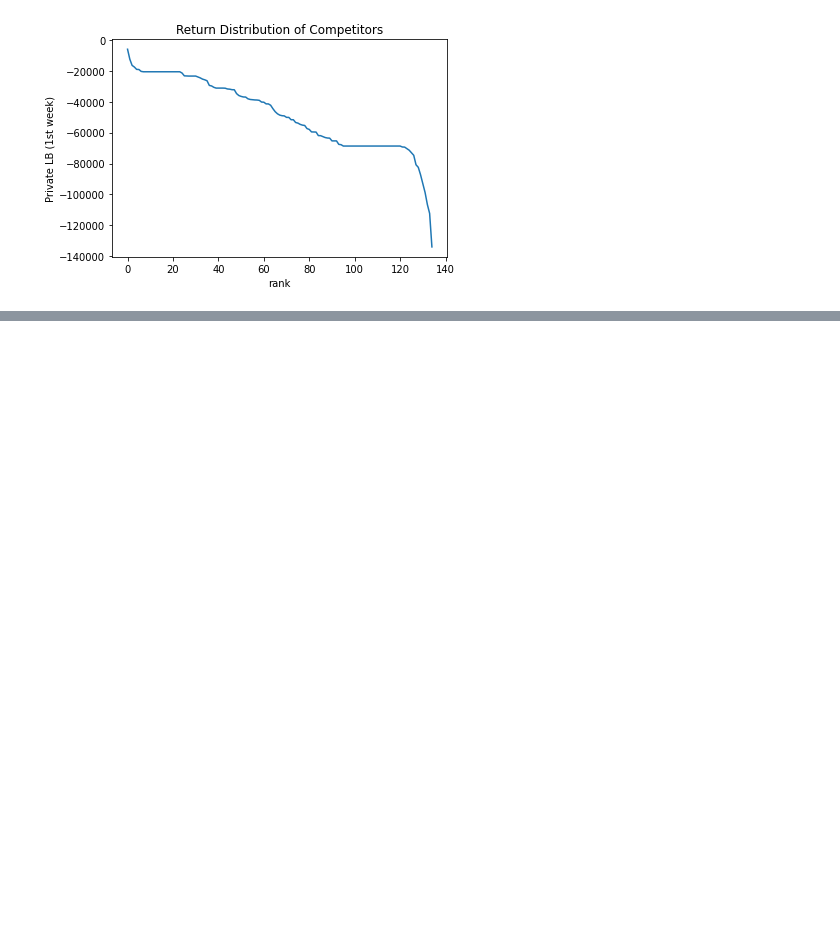
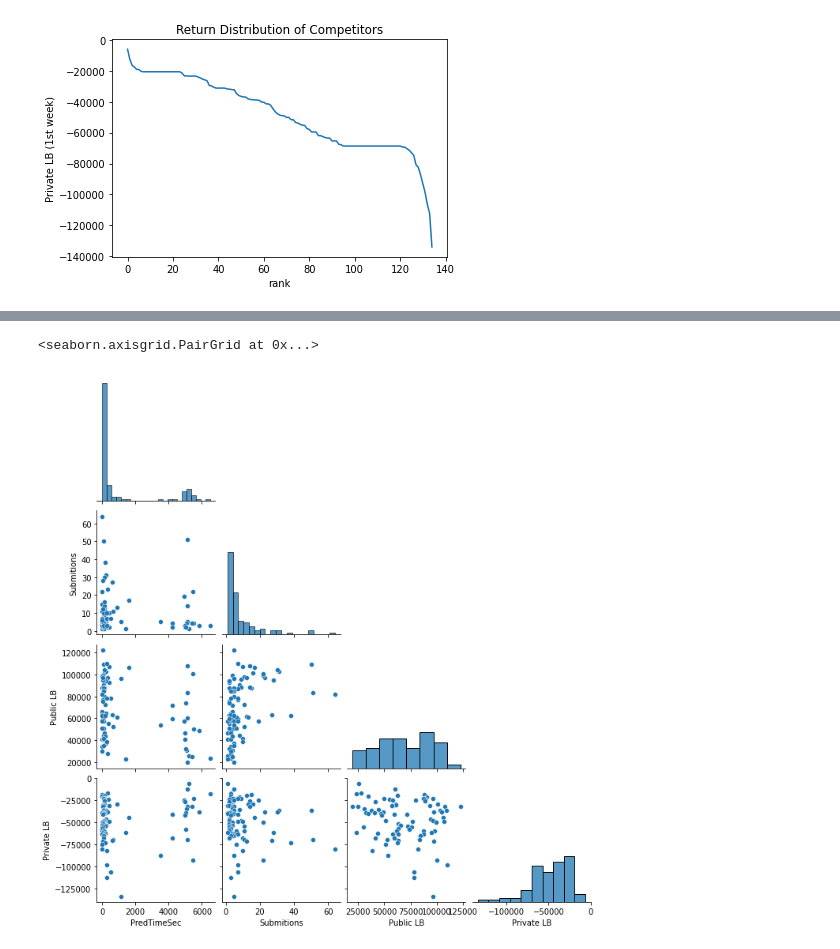
Before and after one commit to bilzard/JQuants-news, a Jupyter notebook: Ex01_JQuants_news_evaluation_1st_week.ipynb, the cells around one changed output, grey strips where cells are left out. Drawn from its saved outputs; the diff is of its cells as text; code cells hidden in the pictures; blank space fills up the shorter version.

```diff
--- a/Ex01_JQuants_news_evaluation_1st_week.ipynb
+++ b/Ex01_JQuants_news_evaluation_1st_week.ipynb
@@ -84,0 +112,7 @@ Spearman's ro: -0.263
+# %%
+filter_tutorial = (lb_df['Private LB']!= -20675.0) & (lb_df['Private LB'] != -68681.0)
+df = lb_df.loc[filter_tutorial, ['PredTimeSec', 'Submitions', 'Public LB', 'Private LB']]
+sns.pairplot(df, corner=True)
+# %% [output]
+<seaborn.axisgrid.PairGrid at 0x...>
+[figure, added]
```
Also changed, not shown: parts of 20 cells of this notebook.
